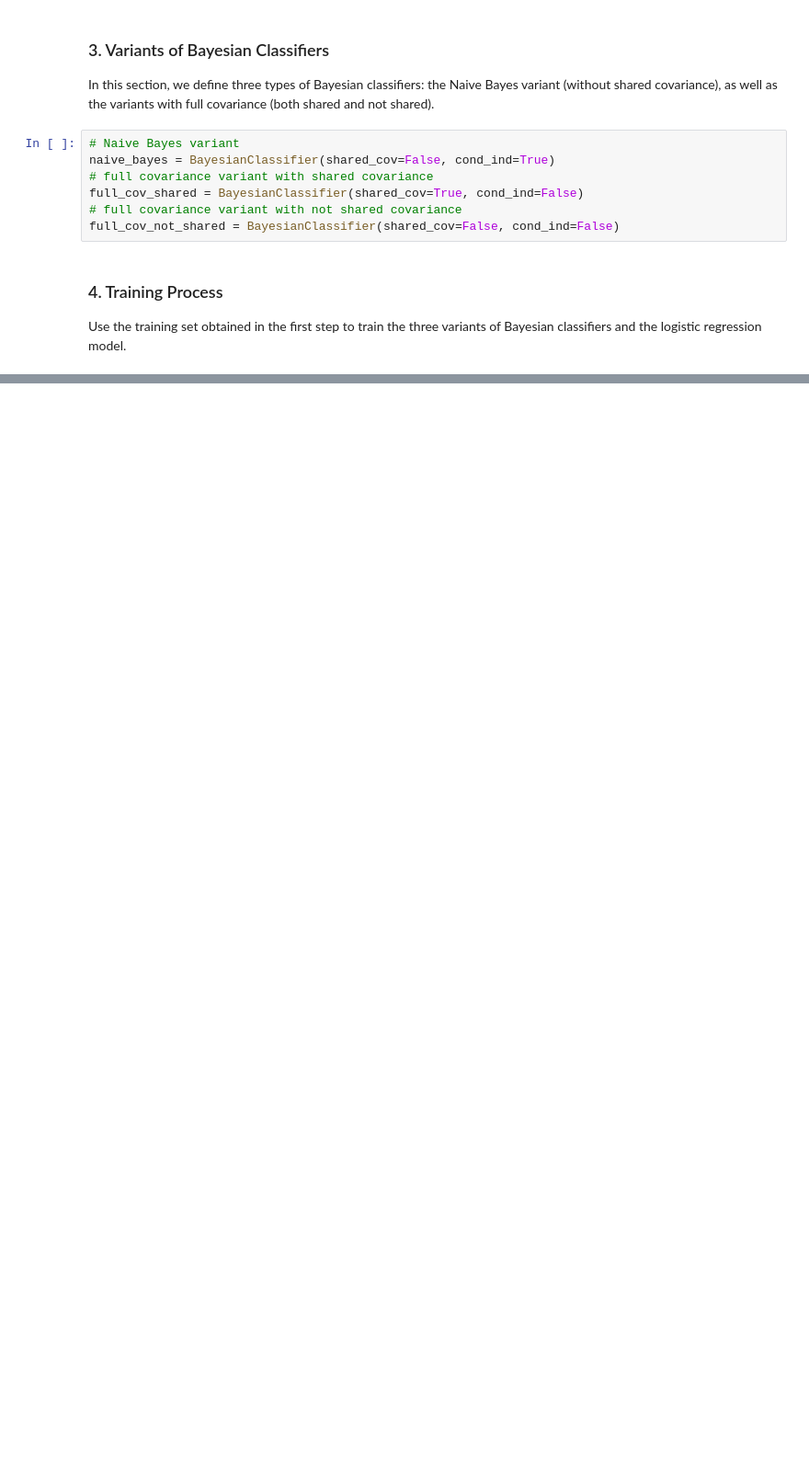
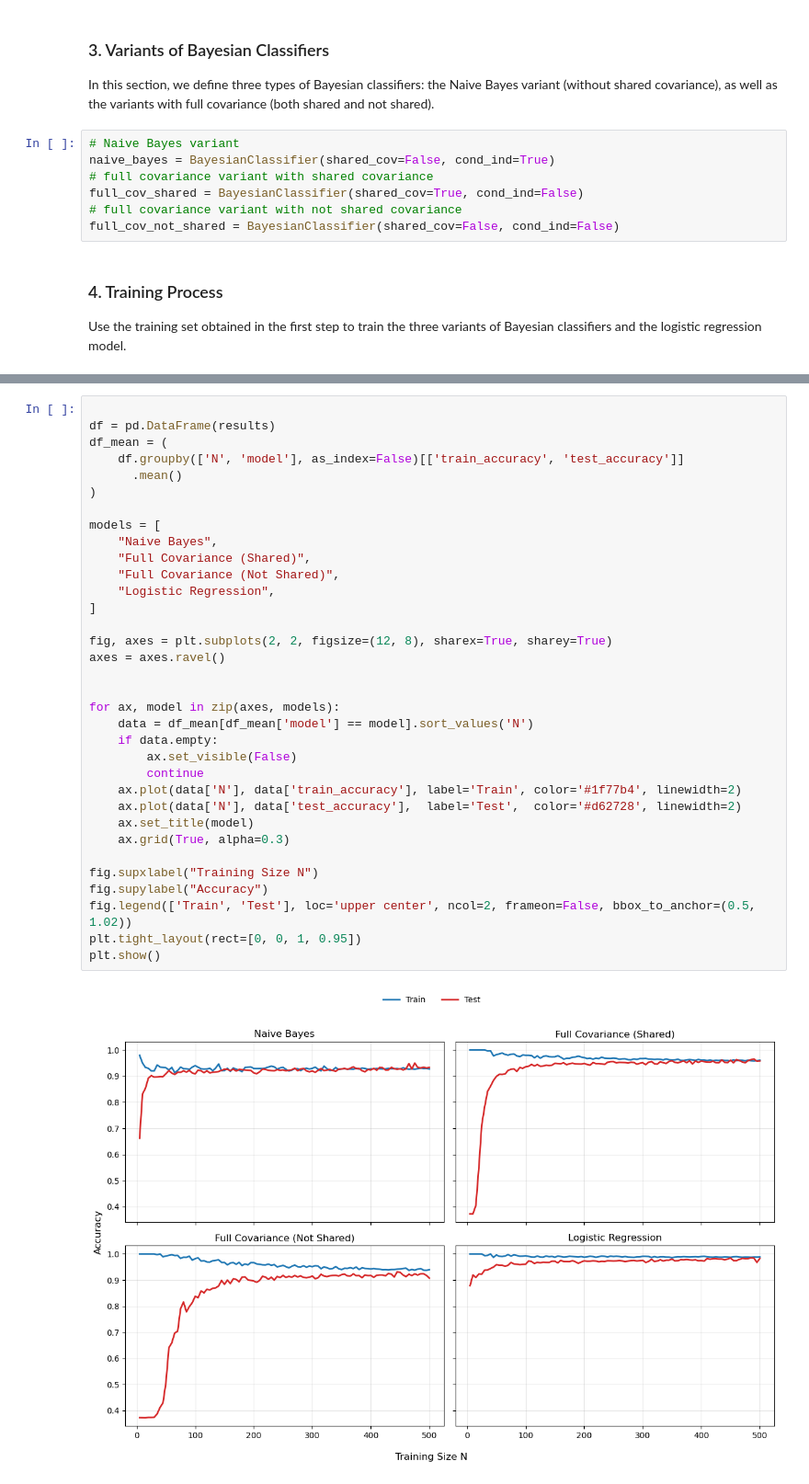
Before and after one commit to MinGGGoD/ML_ASS, a Jupyter notebook: 35224436 Yiming Zhang a1 sec3.ipynb, the cells around one changed output, grey strips where cells are left out. Shown at 92% size. Saved outputs shown, nothing was run; the diff lists cells and outputs as text; blank space fills up the shorter version.

```diff
--- a/35224436 Yiming Zhang a1 sec3.ipynb
+++ b/35224436 Yiming Zhang a1 sec3.ipynb
@@ -137,0 +507,36 @@ logistic_regression.fit(X_train, y_train)
+# %%
+
+df = pd.DataFrame(results)
+df_mean = (
+    df.groupby(['N', 'model'], as_index=False)[['train_accuracy', 'test_accuracy']]
+      .mean()
+)
+
+models = [
+    "Naive Bayes",
+    "Full Covariance (Shared)",
+    "Full Covariance (Not Shared)",
+    "Logistic Regression",
+]
+
+fig, axes = plt.subplots(2, 2, figsize=(12, 8), sharex=True, sharey=True)
+axes = axes.ravel()
+
+
+for ax, model in zip(axes, models):
+    data = df_mean[df_mean['model'] == model].sort_values('N')
+    if data.empty:
+        ax.set_visible(False)
+        continue
+    ax.plot(data['N'], data['train_accuracy'], label='Train', color='#1f77b4', linewidth=2)
+    ax.plot(data['N'], data['test_accuracy'],  label='Test',  color='#d62728', linewidth=2)
+    ax.set_title(model)
+    ax.grid(True, alpha=0.3)
+
+fig.supxlabel("Training Size N")
+fig.supylabel("Accuracy")
+fig.legend(['Train', 'Test'], loc='upper center', ncol=2, frameon=False, bbox_to_anchor=(0.5, 1.02))
+plt.tight_layout(rect=[0, 0, 1, 0.95])
+plt.show()
+# %% [output]
+[figure, added]
```
Also changed, not shown: parts of 29 cells of this notebook.
